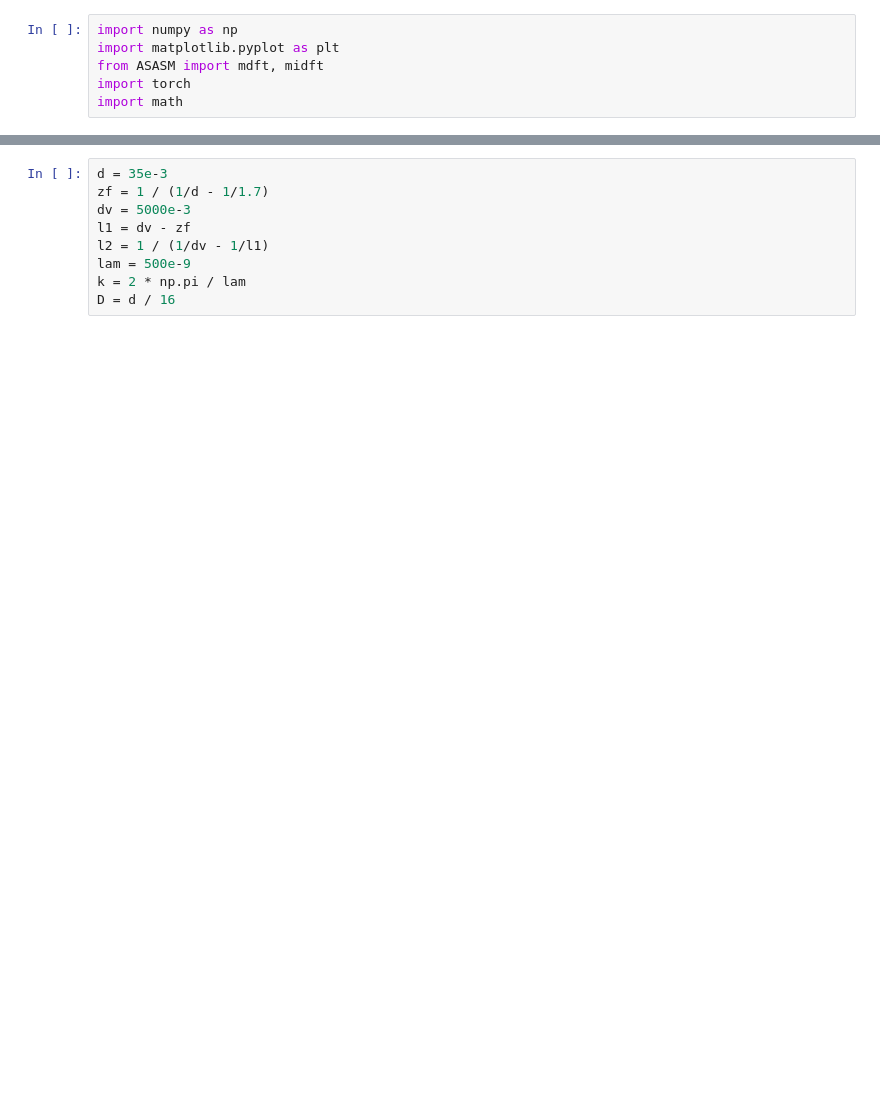
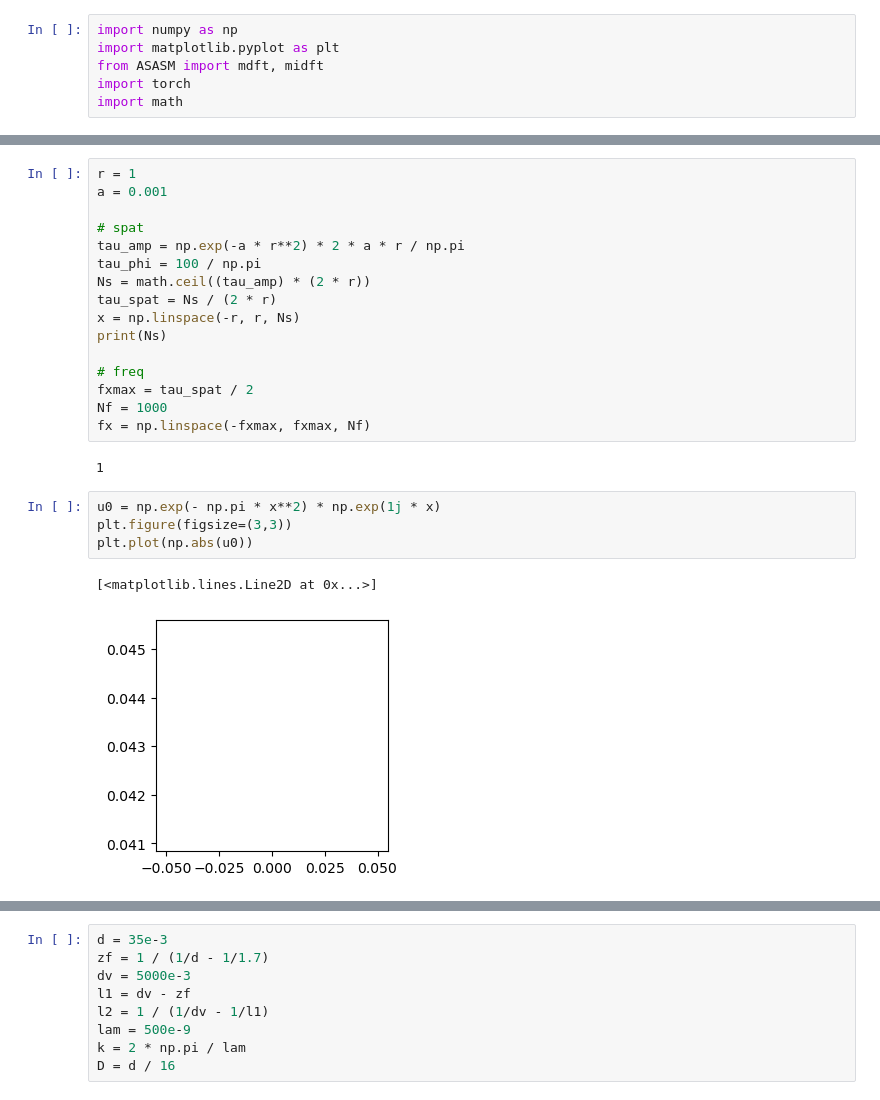
Before and after one commit to whywww/ASASM, a Jupyter notebook: test.ipynb, the cells around one changed output, grey strips where cells are left out. Drawn from its saved outputs; the diff is of its cells as text; blank space fills up the shorter version.

```diff
--- a/test.ipynb
+++ b/test.ipynb
@@ -6,0 +25,25 @@ import math
+# %%
+r = 1
+a = 0.001
+
+# spat
+tau_amp = np.exp(-a * r**2) * 2 * a * r / np.pi
+tau_phi = 100 / np.pi
+Ns = math.ceil((tau_amp) * (2 * r))
+tau_spat = Ns / (2 * r)
+x = np.linspace(-r, r, Ns)
+print(Ns)
+
+# freq
+fxmax = tau_spat / 2
+Nf = 1000
+fx = np.linspace(-fxmax, fxmax, Nf)
+# %% [output]
+1
+# %%
+u0 = np.exp(- np.pi * x**2) * np.exp(1j * x)
+plt.figure(figsize=(3,3))
+plt.plot(np.abs(u0))
+# %% [output]
+[<matplotlib.lines.Line2D at 0x...>]
+[figure, added]
```
Also changed, not shown: parts of 6 cells of this notebook, 7 other files.
